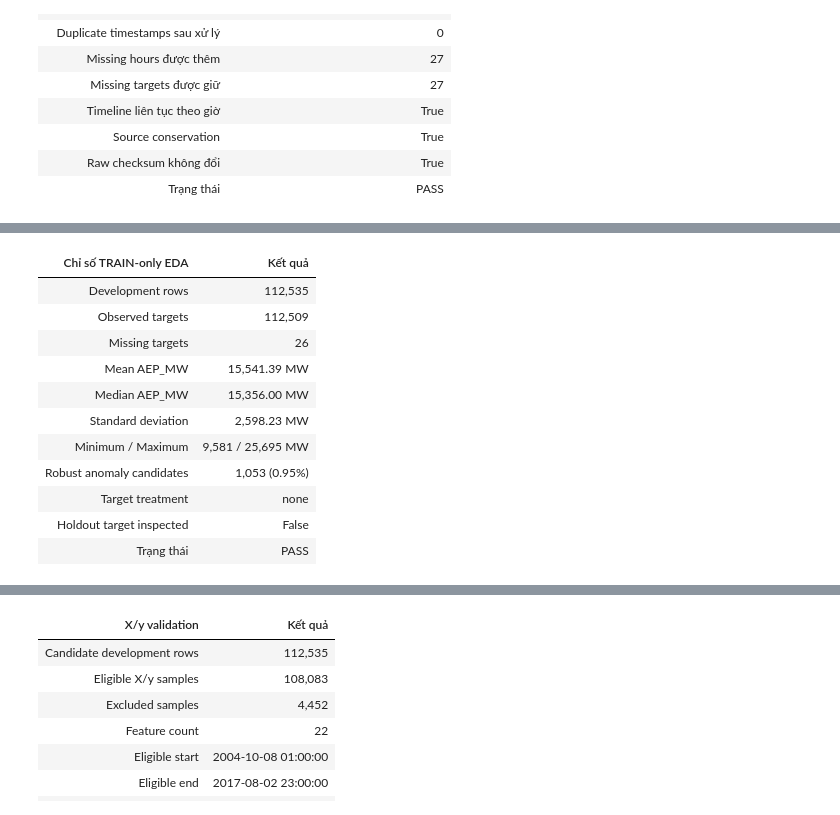
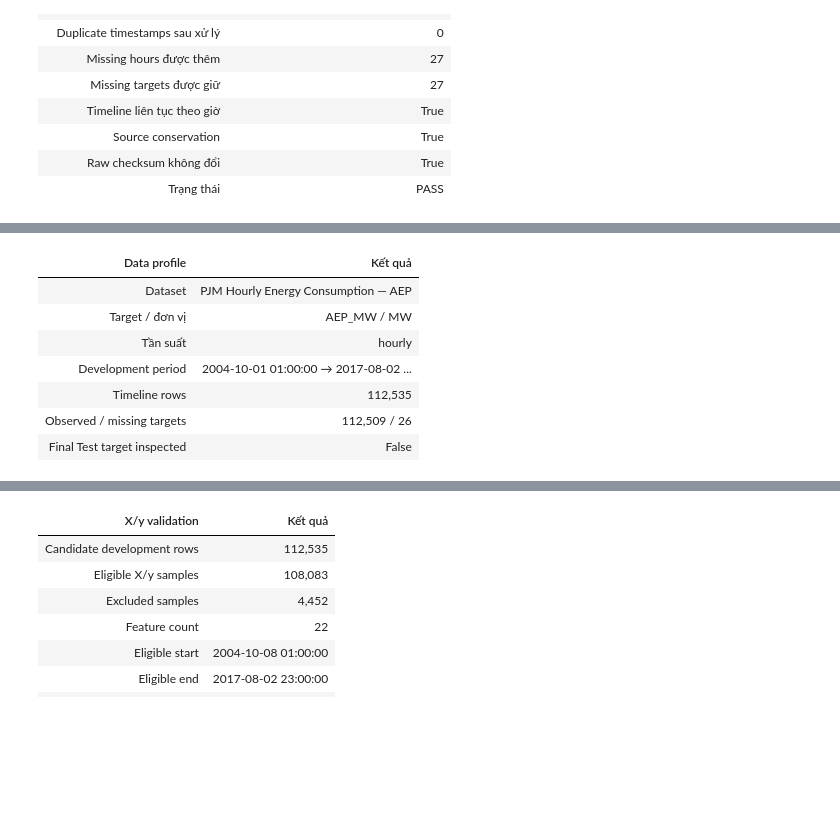
Before and after one commit to Tuvienn/TOTAL_LAB_PRACTICE_FOR_TIME_SERIES, a Jupyter notebook: total_practice/Practice_3_v2/notebooks/Practice_3_v2_present.ipynb, the cells around one changed output, grey strips where cells are left out. Cells and saved outputs as stored; diff of their text form; code cells hidden in the pictures; blank space fills up the shorter version.

Commit message:
feat: improve Practice 3 v2 presentation

```diff
--- a/total_practice/Practice_3_v2/notebooks/Practice_3_v2_present.ipynb
+++ b/total_practice/Practice_3_v2/notebooks/Practice_3_v2_present.ipynb
@@ -27,13 +27,17 @@ prepared_data = artifacts.prepared_data
 phase_01_audit = artifacts.phase_01_audit
 phase_02_audit = artifacts.phase_02_audit
 phase_03_audit = artifacts.phase_03_audit
+phase_03_presentation = artifacts.phase_03_presentation
 phase_04_audit = artifacts.phase_04_audit
+phase_04_presentation = artifacts.phase_04_presentation
 phase_05_audit = artifacts.phase_05_audit
 phase_06_cv = artifacts.phase_06_cv
 phase_06_lock = artifacts.phase_06_lock
+phase_06_training_diagnostics = artifacts.phase_06_training_diagnostics
 phase_06_supplemental_linear = artifacts.phase_06_supplemental_linear
 phase_06_supplemental_lag = artifacts.phase_06_supplemental_lag
 phase_06_figure_path = artifacts.phase_06_figure_path
+phase_06_tuning_figure_path = artifacts.phase_06_tuning_figure_path
+phase_06_fold_figure_path = artifacts.phase_06_fold_figure_path
 phase_06_supplemental_model_figure_path = artifacts.phase_06_supplemental_model_figure_path
 phase_06_supplemental_lag_figure_path = artifacts.phase_06_supplemental_lag_figure_path
-print("Presentation artifacts: Phase 0–6 + Supplemental PASS")
@@ -282,22 +153,42 @@ EDA chỉ sử dụng development period đã khóa ở Phase 2. Historical hold
 # %%
-eda_development = phase_03_audit["development"]
-eda_distribution = phase_03_audit["distribution"]
-eda_anomaly = phase_03_audit["anomaly_screening"]
-eda_summary = pd.DataFrame(
+profile = phase_03_presentation["data_profile"]
+data_profile = pd.DataFrame(
     [
-        ["Development rows", f"{eda_development['rows']:,}"],
-        ["Observed targets", f"{eda_development['observed_targets']:,}"],
-        ["Missing targets", eda_development["missing_targets"]],
-        ["Mean AEP_MW", f"{eda_distribution['mean']:,.2f} MW"],
-        ["Median AEP_MW", f"{eda_distribution['median']:,.2f} MW"],
-        ["Standard deviation", f"{eda_distribution['standard_deviation']:,.2f} MW"],
-        ["Minimum / Maximum", f"{eda_distribution['minimum']:,.0f} / {eda_distribution['maximum']:,.0f} MW"],
-        ["Robust anomaly candidates", f"{eda_anomaly['candidate_count']:,} ({eda_anomaly['candidate_rate_among_evaluable']:.2%})"],
-        ["Target treatment", eda_anomaly["target_treatment"]],
-        ["Holdout target inspected", phase_03_audit["holdout"]["target_values_inspected"]],
-        ["Trạng thái", phase_03_audit["status"]],
+        ["Dataset", profile["dataset"]],
+        ["Target / đơn vị", f"{profile['target']} / {profile['unit']}"],
+        ["Tần suất", profile["frequency"]],
+        ["Development period", f"{phase_03_presentation['scope']['start']} → {phase_03_presentation['scope']['end']}"],
+        ["Timeline rows", f"{profile['rows']:,}"],
+        ["Observed / missing targets", f"{profile['observed_targets']:,} / {profile['missing_targets']:,}"],
+        ["Final Test target inspected", phase_03_presentation["scope"]["holdout_target_values_inspected"]],
     ],
-    columns=["Chỉ số TRAIN-only EDA", "Kết quả"],
+    columns=["Data profile", "Kết quả"],
 )
-display(style_table(eda_summary))
+display(Markdown("### 3.1. Data profile và phạm vi EDA"))
+display(style_table(data_profile))
+
+quality = phase_03_presentation["quality_recap"]
+quality_recap = pd.DataFrame(
+    [
+        ["Duplicate timestamps trong raw", quality["raw_duplicate_timestamps"], quality["duplicate_policy"]],
+        ["Missing hourly timestamps trong raw", quality["raw_missing_hourly_timestamps"], quality["missing_policy"]],
+        ["Missing targets trong Development", quality["development_missing_targets"], "Giữ NaN; không nén timeline"],
+        ["Anomaly candidates", phase_03_audit["anomaly_screening"]["candidate_count"], quality["anomaly_policy"]],
+    ],
+    columns=["Data quality", "Số lượng", "Cách xử lý"],
+)
+display(Markdown("### 3.2. Data quality recap"))
+display(style_table(quality_recap, formats={"Số lượng": "{:,}"}))
+
+distribution = phase_03_audit["distribution"]
+distribution_summary = pd.DataFrame(
+    [[name, distribution[key]] for name, key in [
+        ("Count", "count"), ("Mean", "mean"), ("Standard deviation", "standard_deviation"),
+        ("Minimum", "minimum"), ("Q1", "q25"), ("Median", "median"),
+        ("Q3", "q75"), ("Maximum", "maximum"), ("IQR", "iqr")
+    ]],
+    columns=["Descriptive statistic", "AEP_MW"],
+)
+display(Markdown("### 3.3. Descriptive statistics"))
+display(style_table(distribution_summary, formats={"AEP_MW": "{:,.2f}"}))
 # %% [output]
@@ -304,12 +196,8 @@ display(style_table(eda_summary))
-| Chỉ số TRAIN-only EDA | Kết quả |
-| Development rows | 112,535 |
-| Observed targets | 112,509 |
-| Missing targets | 26 |
-| Mean AEP_MW | 15,541.39 MW |
-| Median AEP_MW | 15,356.00 MW |
-| Standard deviation | 2,598.23 MW |
-| Minimum / Maximum | 9,581 / 25,695 MW |
-| Robust anomaly candidates | 1,053 (0.95%) |
-| Target treatment | none |
-| Holdout target inspected | False |
-| Trạng thái | PASS |
+| Data profile | Kết quả |
+| Dataset | PJM Hourly Energy Consumption — AEP |
+| Target / đơn vị | AEP_MW / MW |
+| Tần suất | hourly |
+| Development period | 2004-10-01 01:00:00 → 2017-08-02 ... |
+| Timeline rows | 112,535 |
+| Observed / missing targets | 112,509 / 26 |
+| Final Test target inspected | False |
```
Also changed, not shown: parts of 48 cells of this notebook, 20 other files.
